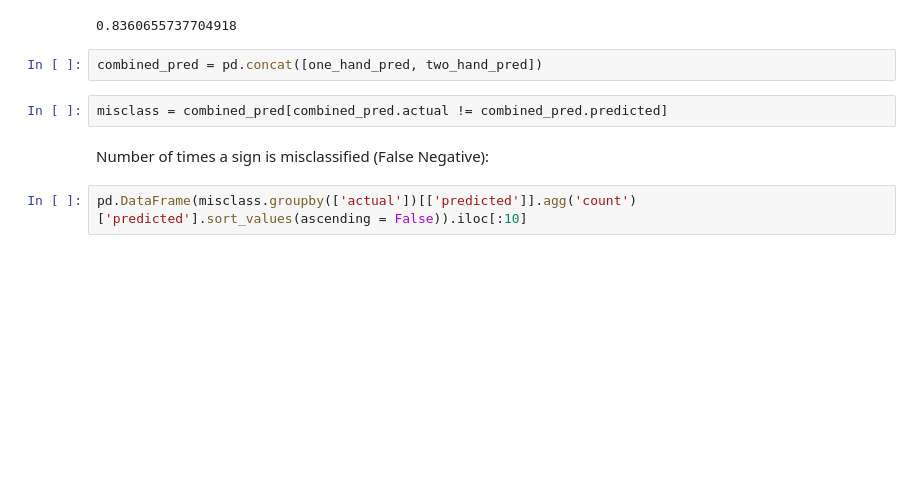
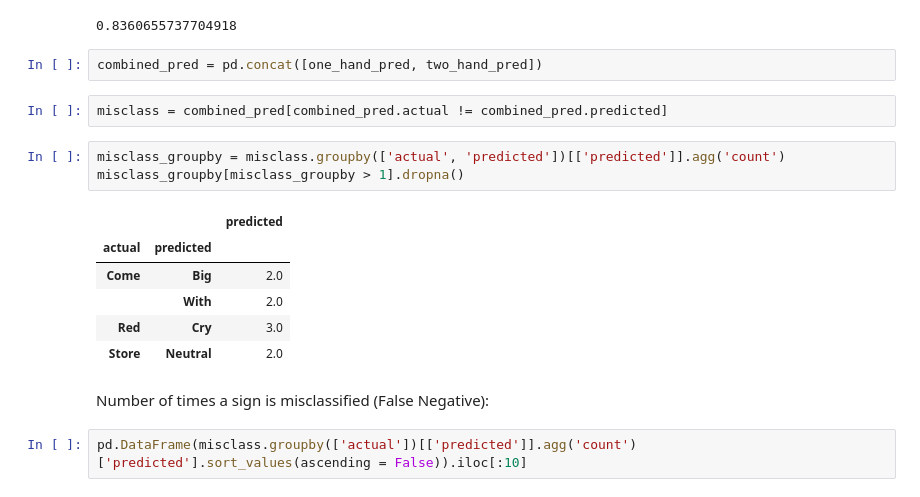
Before and after one commit to chenson2018/APM-Project, a Jupyter notebook: LeapMotion/Pipeline.ipynb, the cells around one changed output. Saved outputs shown, nothing was run; the diff lists cells and outputs as text; blank space fills up the shorter version.

```diff
--- a/LeapMotion/Pipeline.ipynb
+++ b/LeapMotion/Pipeline.ipynb
@@ -343,6 +343,16 @@ clf.score(X_test,y_test)
 combined_pred = pd.concat([one_hand_pred, two_hand_pred])
 # %%
 misclass = combined_pred[combined_pred.actual != combined_pred.predicted]
+# %%
+misclass_groupby = misclass.groupby(['actual', 'predicted'])[['predicted']].agg('count')
+misclass_groupby[misclass_groupby > 1].dropna()
+# %% [output]
+|  |  | predicted |
+| actual | predicted |  |
+| Come | Big | 2.0 |
+|  | With | 2.0 |
+| Red | Cry | 3.0 |
+| Store | Neutral | 2.0 |
 # %% [markdown]
 Number of times a sign is misclassified (False Negative):
 # %%
```
